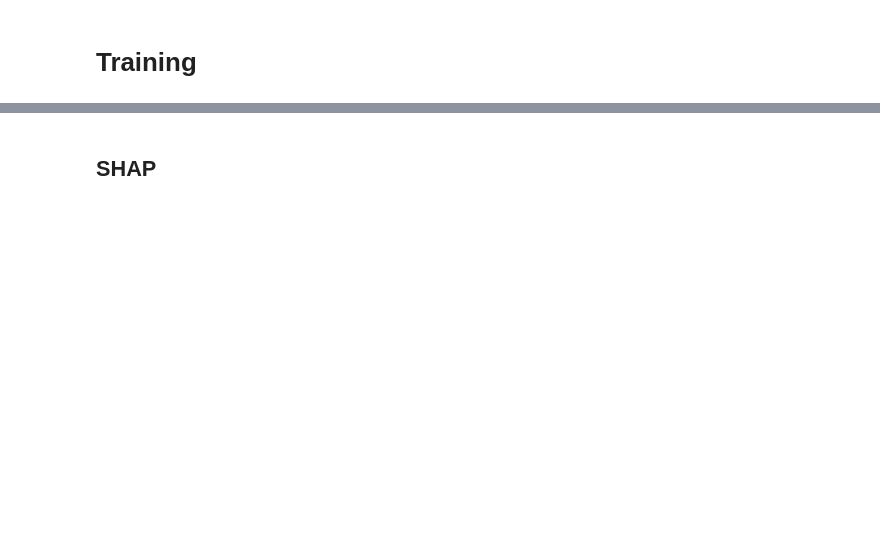
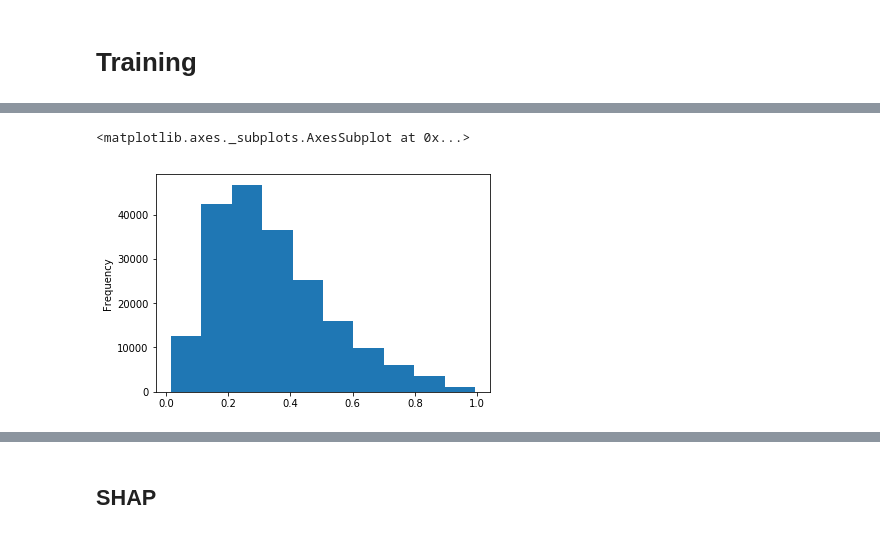
Before and after one commit to mlisovyi/KaggleSantander2019, a Jupyter notebook: Process.ipynb, the cells around one changed output, grey strips where cells are left out. Cells and saved outputs as stored; diff of their text form; code cells hidden in the pictures; blank space fills up the shorter version.

```diff
--- a/Process.ipynb
+++ b/Process.ipynb
@@ -78,16 +123,7 @@ from sklearn.base import clone, ClassifierMixin, RegressorMixin
 import lightgbm as lgb
 from sklearn.metrics import mean_squared_error, roc_auc_score
 from sklearn.ensemble import RandomForestRegressor, ExtraTreesRegressor
-
-
-def learning_rate_decay_power(current_iter):
-    '''
-    The function defines learning rate deay for LGBM
-    '''
-    base_learning_rate = 0.1
-    min_lr = 5.0e-2
-    lr = base_learning_rate  * np.power(.998, current_iter)
-    return lr if lr > min_lr else min_lr
+import time
 
 
 def train_single_model(clf_, X_, y_, random_state_=314, opt_parameters_={}, fit_params_={}):
@@ -104,14 +140,17 @@ def train_model_in_CV(model, X, y, metric, metric_args={},
                             seed=31416, n=5,
                             opt_parameters_={}, fit_params_={},
                             verbose=True,
-                            groups=None, y_eval=None):
+                            groups=None, y_eval=None,
+                            mlf=None, mlf_metric_name=None
+                     ):
     # the list of classifiers for voting ensable
     clfs = []
     # performance
     perf_eval = {'score_i_oof': 0,
                  'score_i_ave': 0,
                  'score_i_std': 0,
-                 'score_i': []
+                 'score_i': [],
+                 'fit_time': []
                 }
     # full-sample oof prediction
     y_full_oof = pd.Series(np.zeros(shape=(y.shape[0],)),
@@ -132,7 +171,7 @@ def train_model_in_CV(model, X, y, metric, metric_args={},
         del metric_args['sqrt']
 
     if groups is None:
-        cv = KFold(n, shuffle=True, random_state=seed) #Stratified
+        cv = StratifiedKFold(n, shuffle=True, random_state=seed) #Stratified
     else:
         cv = GroupKFold(n)
     # The out-of-fold (oof) prediction for the k-1 sample in the outer CV loop
@@ -162,7 +201,9 @@ def train_model_in_CV(model, X, y, metric, metric_args={},
                                              G_val.groupby(G_val, sort=False).count()]
 
         #display(y_trn.head())
+        t = time.time()
         clf = train_single_model(model, X_trn, y_trn, 314+n_fold, opt_parameters_, fit_params_)
+        perf_eval['fit_time'].append(time.time()-t)
 
         clfs.append(('{}{}'.format(model_name,n_fold), clf))
         # oof predictions
@@ -181,7 +222,10 @@ def train_model_in_CV(model, X, y, metric, metric_args={},
         y_true_tmp = y_val if 'LGBMRanker' not in type(model).__name__  and y_eval is None else y_eval.iloc[val_idx]
         y_pred_tmp = y_oof.iloc[val_idx] if y_eval is None else y_oof.iloc[val_idx]
         #store evaluated metric
-        scores.append(metric(y_true_tmp, y_pred_tmp, **metric_args))
+        metric_value = metric(y_true_tmp, y_pred_tmp, **metric_args)
+        scores.append(metric_value)
+        if mlf is not None:
+            mlf.log_metric("{}_Fold{}".format(mlf_metric_name, n_fold), metric_value)
         #
         fi_tmp = pd.DataFrame()
         fi_tmp["feature"] = X.columns
@@ -335,0 +561,5 @@ The list of features with 0 importance:
+# %%
+y_oofs['lgbm_base'].plot.hist()
+# %% [output]
+<matplotlib.axes._subplots.AxesSubplot at 0x...>
+[figure, added]
```
Also changed, not shown: parts of 22 cells of this notebook.
